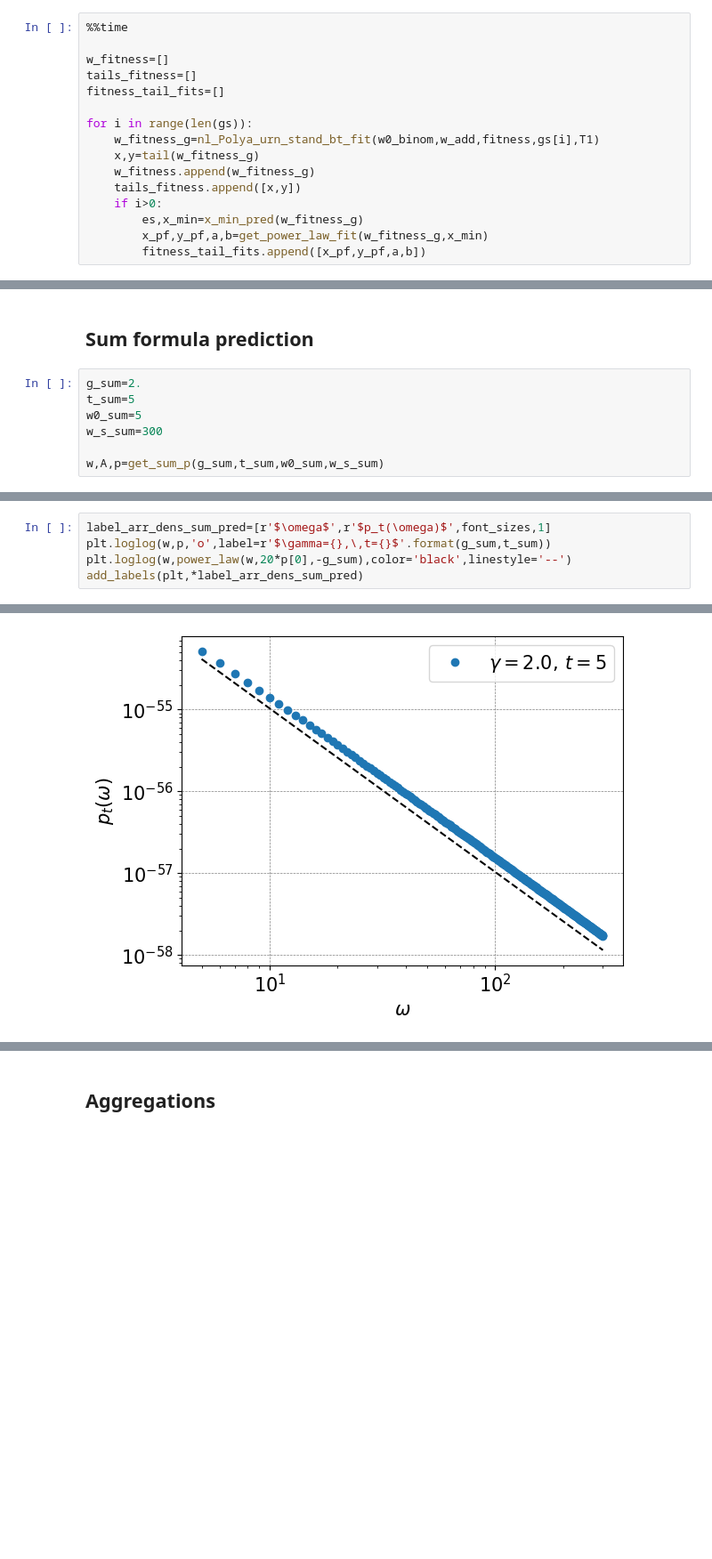
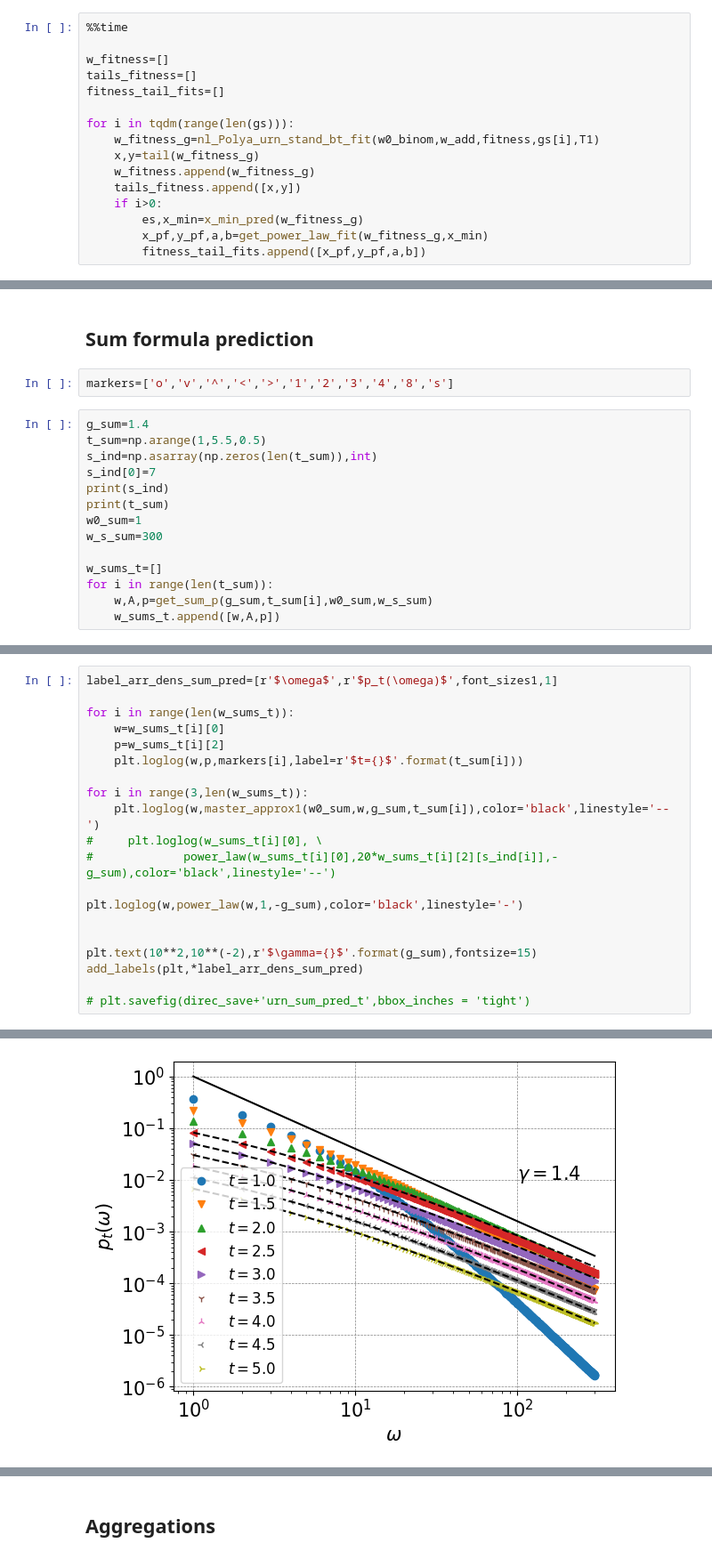
Before and after one commit to saf92/Urn-balls-in-bins-model, a Jupyter notebook: urn_code.ipynb, the cells around one changed output, grey strips where cells are left out. Shown at 89% size. Cells and saved outputs as stored; diff of their text form; blank space fills up the shorter version.

```diff
--- a/urn_code.ipynb
+++ b/urn_code.ipynb
@@ -228,7 +229,7 @@ w_fitness=[]
 tails_fitness=[]
 fitness_tail_fits=[]
 
-for i in range(len(gs)):
+for i in tqdm(range(len(gs))):
     w_fitness_g=nl_Polya_urn_stand_bt_fit(w0_binom,w_add,fitness,gs[i],T1)
     x,y=tail(w_fitness_g)
     w_fitness.append(w_fitness_g)
@@ -368,10 +369,19 @@ Text(10, 10000, '$\\gamma=1.3,\\,t=0.17$')
 [figure]
 # %% [markdown]
 ## Sum formula prediction
+# %%
+markers=['o','v','^','<','>','1','2','3','4','8','s']
 # %%
-g_sum=2.
-t_sum=5
-w0_sum=5
+g_sum=1.4
+t_sum=np.arange(1,5.5,0.5)
+s_ind=np.asarray(np.zeros(len(t_sum)),int)
+s_ind[0]=7
+print(s_ind)
+print(t_sum)
+w0_sum=1
 w_s_sum=300
 
-w,A,p=get_sum_p(g_sum,t_sum,w0_sum,w_s_sum)
+w_sums_t=[]
+for i in range(len(t_sum)):
+    w,A,p=get_sum_p(g_sum,t_sum[i],w0_sum,w_s_sum)
+    w_sums_t.append([w,A,p])
@@ -378,6 +391,21 @@ w,A,p=get_sum_p(g_sum,t_sum,w0_sum,w_s_sum)
 # %%
-label_arr_dens_sum_pred=[r'$\omega$',r'$p_t(\omega)$',font_sizes,1]
-plt.loglog(w,p,'o',label=r'$\gamma={},\,t={}$'.format(g_sum,t_sum))
-plt.loglog(w,power_law(w,20*p[0],-g_sum),color='black',linestyle='--')
+label_arr_dens_sum_pred=[r'$\omega$',r'$p_t(\omega)$',font_sizes1,1]
+
+for i in range(len(w_sums_t)):
+    w=w_sums_t[i][0]
+    p=w_sums_t[i][2]
+    plt.loglog(w,p,markers[i],label=r'$t={}$'.format(t_sum[i]))
+
+for i in range(3,len(w_sums_t)):
+    plt.loglog(w,master_approx1(w0_sum,w,g_sum,t_sum[i]),color='black',linestyle='--')
+#     plt.loglog(w_sums_t[i][0], \
+#             power_law(w_sums_t[i][0],20*w_sums_t[i][2][s_ind[i]],-g_sum),color='black',linestyle='--')
+
+plt.loglog(w,power_law(w,1,-g_sum),color='black',linestyle='-')
+
+
+plt.text(10**2,10**(-2),r'$\gamma={}$'.format(g_sum),fontsize=15)
 add_labels(plt,*label_arr_dens_sum_pred)
+
+# plt.savefig(direc_save+'urn_sum_pred_t',bbox_inches = 'tight')
 # %% [output]
@@ -385 +412 @@ add_labels(plt,*label_arr_dens_sum_pred)
-[figure, old version]
+[figure, new version]
```
Also changed, not shown: parts of 24 cells of this notebook, 6 other files.
